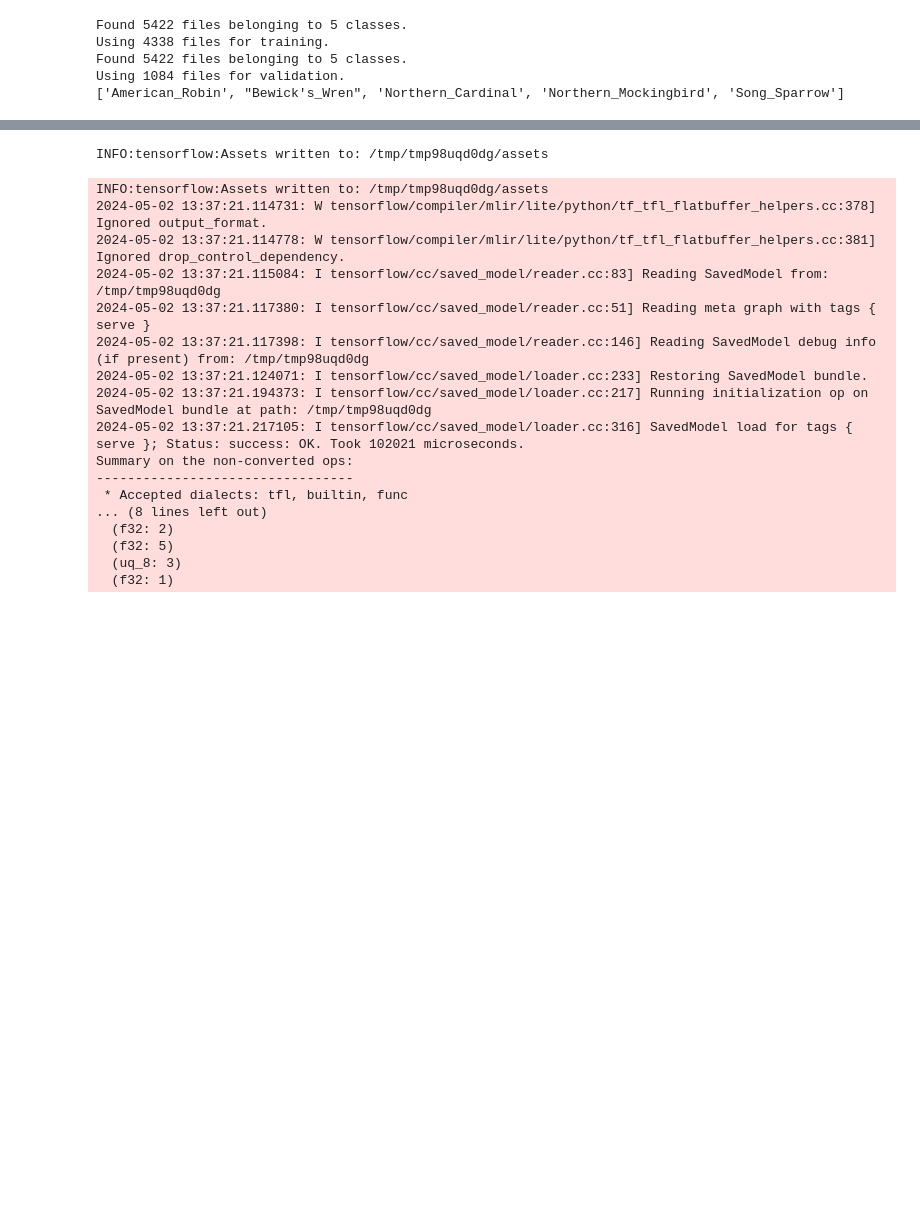
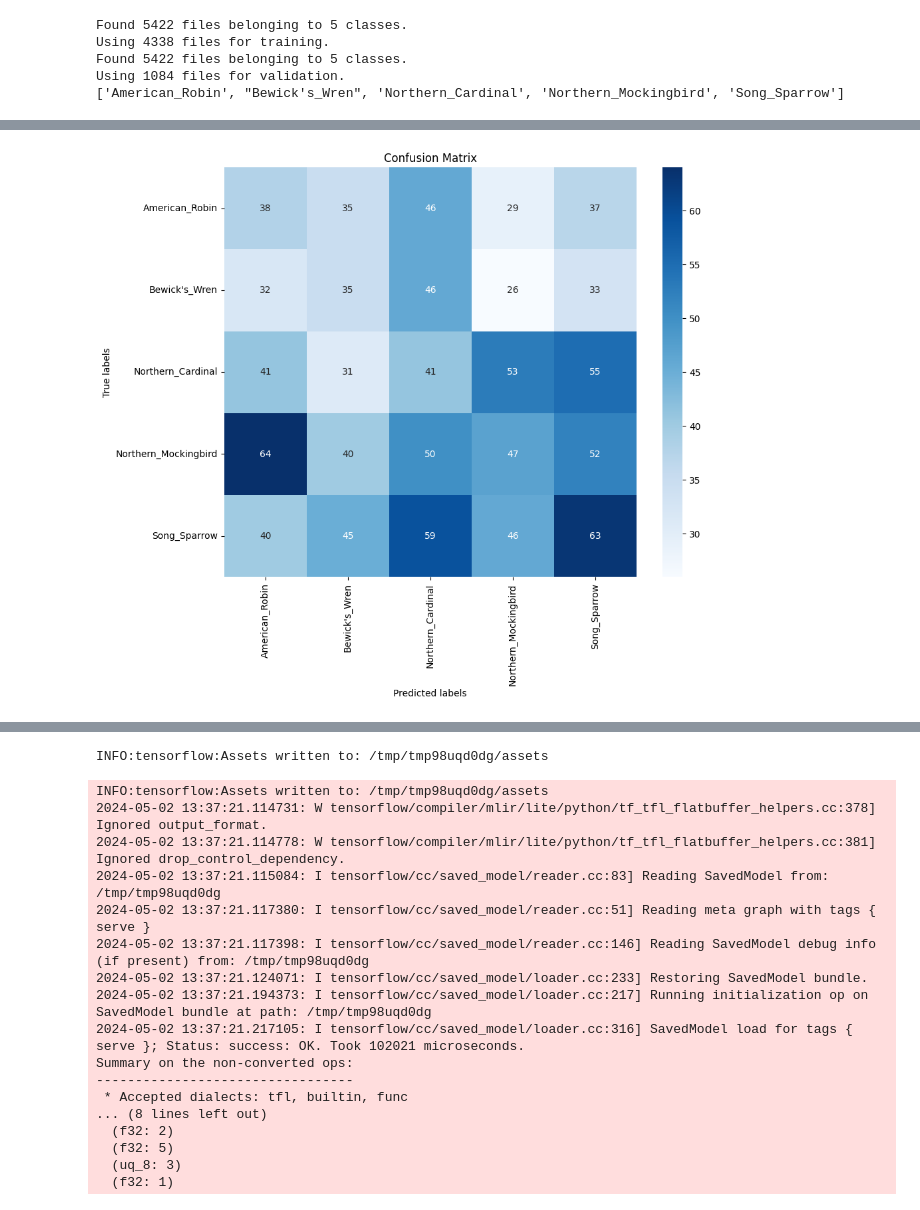
Before and after one commit to Eleczoo/cnn_birds, a Jupyter notebook: v2.ipynb, the cells around one changed output, grey strips where cells are left out. Drawn from its saved outputs; the diff is of its cells as text; code cells hidden in the pictures; blank space fills up the shorter version.

Commit message:
confusion matrix

```diff
--- a/v2.ipynb
+++ b/v2.ipynb
@@ -130,0 +179,22 @@ model.save("birds.keras")
+# %%
+from sklearn.metrics import confusion_matrix
+import seaborn as sns
+
+# Faire des prédictions sur l'ensemble de validation
+predictions = model.predict(val_ds)
+predicted_classes = np.argmax(predictions, axis=1)
+
+# Obtenir les vraies étiquettes de classe
+true_classes = np.concatenate([y for x, y in val_ds], axis=0)
+
+# Calculer la matrice de confusion
+conf_matrix = confusion_matrix(true_classes, predicted_classes)
+
+# Afficher la matrice de confusion
+plt.figure(figsize=(10, 8))
+sns.heatmap(conf_matrix, annot=True, fmt='d', cmap='Blues', xticklabels=class_names, yticklabels=class_names)
+plt.xlabel('Predicted labels')
+plt.ylabel('True labels')
+plt.title('Confusion Matrix')
+plt.show()
+# %% [output]
@@ -131,3 +203,4 @@ model.save("birds.keras")
+[figure, added]
 # %%
 import tensorflow as tf
 
```
Also changed, not shown: parts of 8 cells of this notebook.
